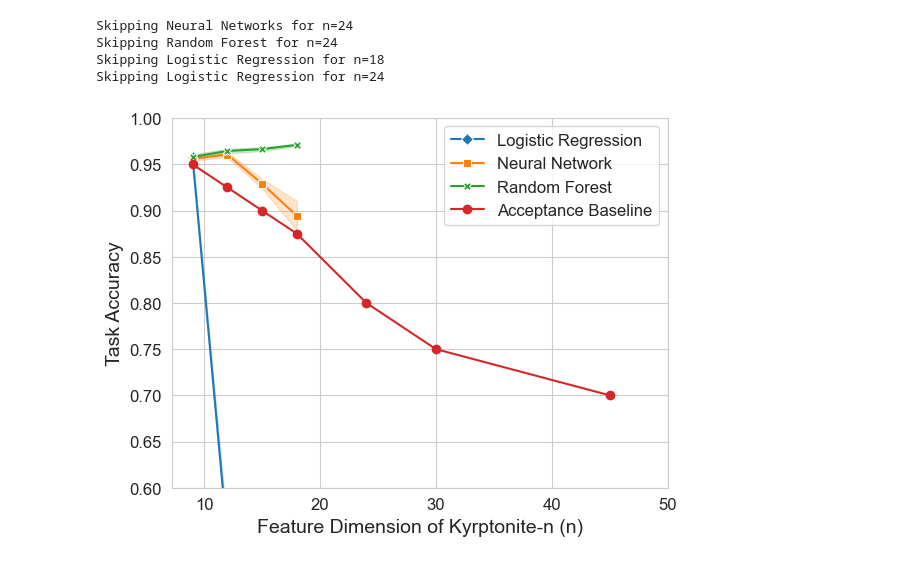
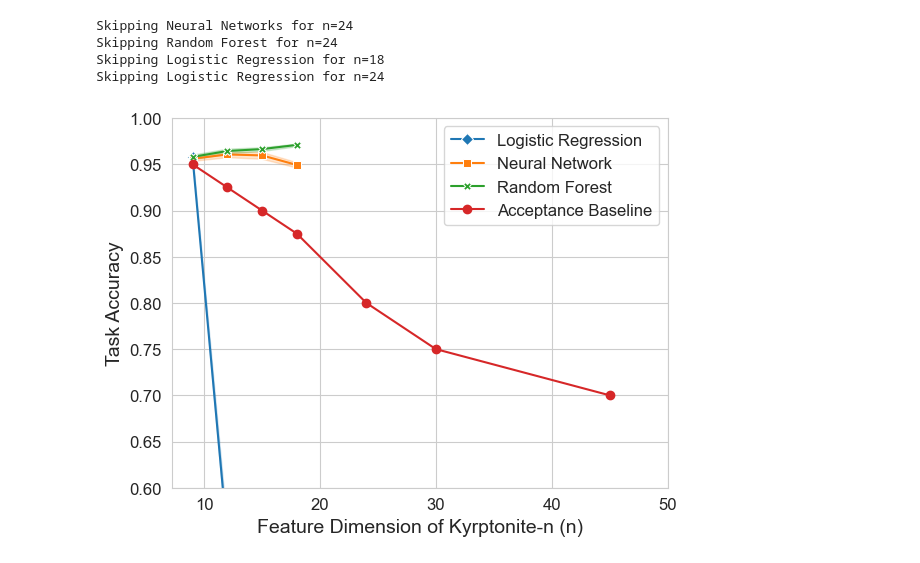
Before and after one commit to Miha5092/Math-for-ML, a Jupyter notebook: Solvers/data_aggregation.ipynb, the cells around one changed output. Drawn from its saved outputs; the diff is of its cells as text; code cells hidden in the pictures.

```diff
--- a/Solvers/data_aggregation.ipynb
+++ b/Solvers/data_aggregation.ipynb
@@ -71,22 +71,22 @@ Skipping Logistic Regression for n=24
 # %%
 sns.set_style("whitegrid")
 nn_plt = sns.lineplot(log_df, x='Feature size', y='test_accuracy', errorbar='sd', label='Logistic Regression', marker='D')
-sns.lineplot(nn_df, x='Feature size', y='test_accuracy', errorbar='sd', label='Neural Network', marker='s', ax=nn_plt)
+sns.lineplot(nn_df.groupby(['Feature size', 'Seed']).mean(), x='Feature size', y='test_accuracy', errorbar='sd', label='Neural Network', marker='s', ax=nn_plt)
 
 nn_plt.set_xlabel('Feature Dimension of Kyrptonite-n (n)', fontsize=14)
 nn_plt.set_ylabel('Task Accuracy', fontsize=14)
 # nn_plt.set_title('Test Accuracy', fontsize=16)
 nn_plt.set(ylim=(0.6, 1.0))
 
 
 sns.lineplot(rf_df, x='Feature size', y='test_accuracy', errorbar='sd', ax=nn_plt, label='Random Forest', marker='X')
 
 nn_plt.plot(base_feature_sizes, baselines, label='Acceptance Baseline', marker='o')
 
 plt.xticks(fontsize=12, ticks=range(10, 50 + 1, 10))
 plt.yticks(fontsize=12)
 
 plt.legend(fontsize=12)
 plt.show()
 # %% [output]
-[figure, old version]
+[figure, new version]
```
Also changed, not shown: 9 other files.
